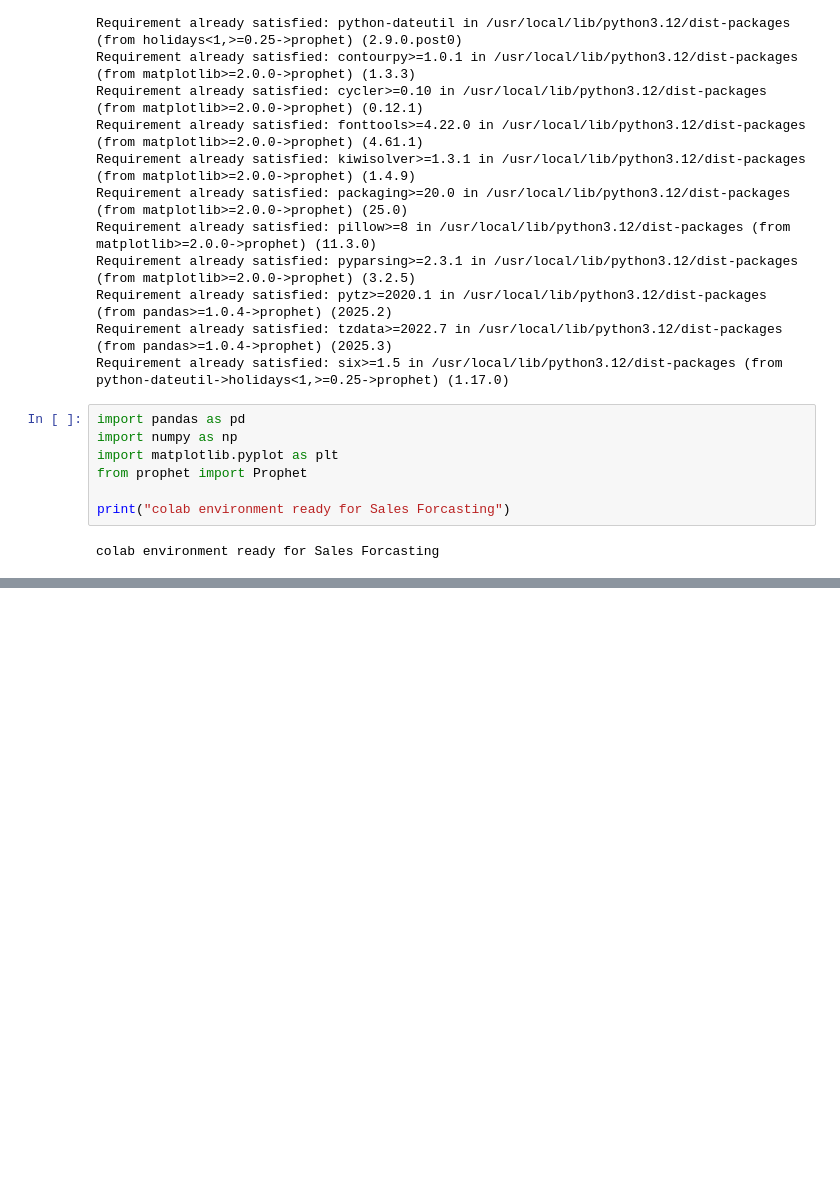
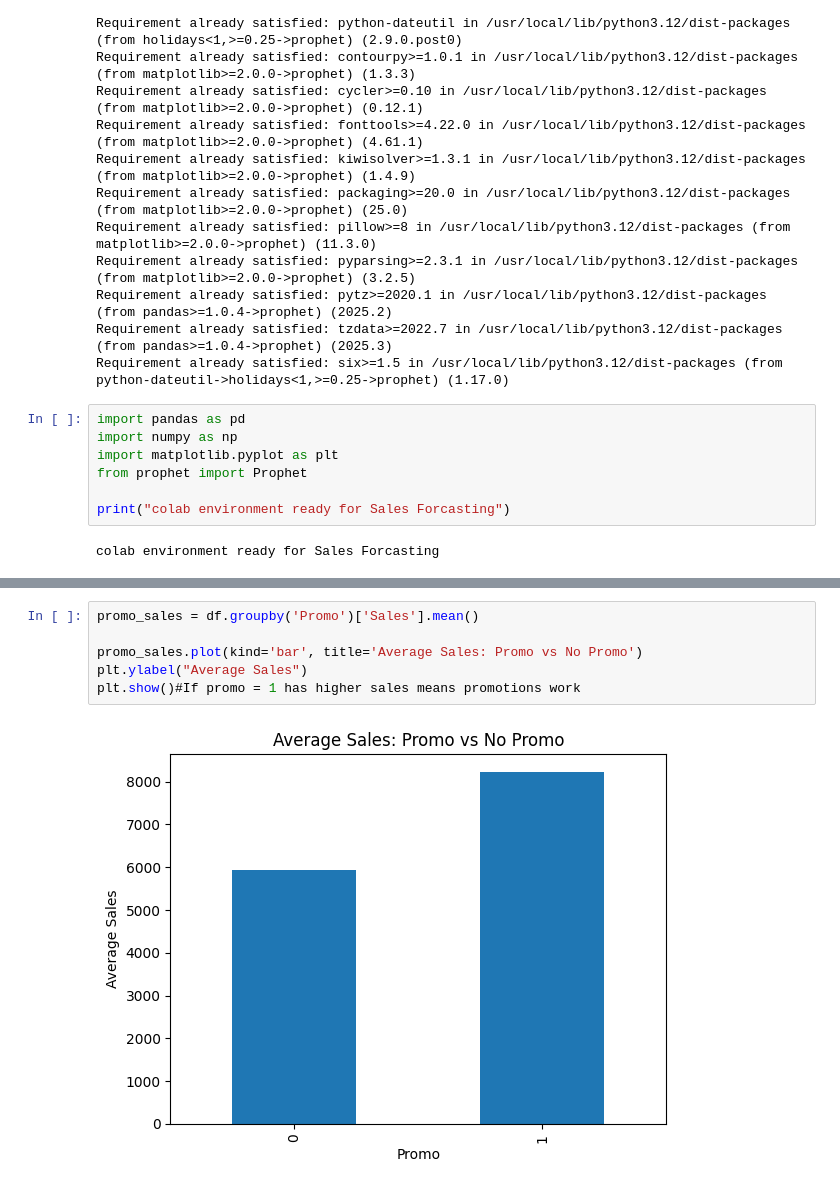
Before and after one commit to PranitUkhalkar/FUTURE_ML_01, a Jupyter notebook: Sales_Forecasting_Task1.ipynb, the cells around one changed output, grey strips where cells are left out. Saved outputs shown, nothing was run; the diff lists cells and outputs as text; blank space fills up the shorter version.

```diff
--- a/Sales_Forecasting_Task1.ipynb
+++ b/Sales_Forecasting_Task1.ipynb
@@ -39,0 +115,8 @@ colab environment ready for Sales Forcasting
+# %%
+promo_sales = df.groupby('Promo')['Sales'].mean()
+
+promo_sales.plot(kind='bar', title='Average Sales: Promo vs No Promo')
+plt.ylabel("Average Sales")
+plt.show()#If promo = 1 has higher sales means promotions work
+# %% [output]
+[figure, added]
```
Also changed, not shown: parts of 15 cells of this notebook.
